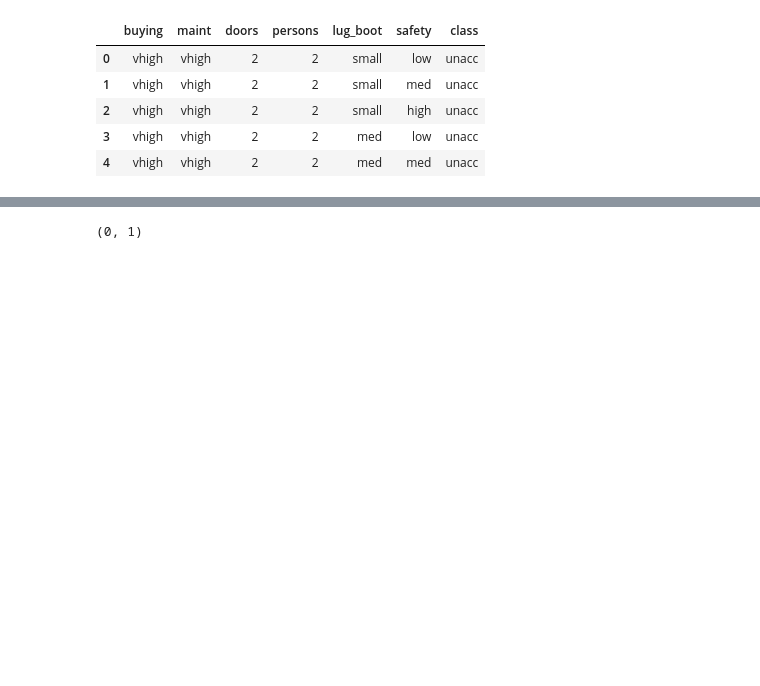
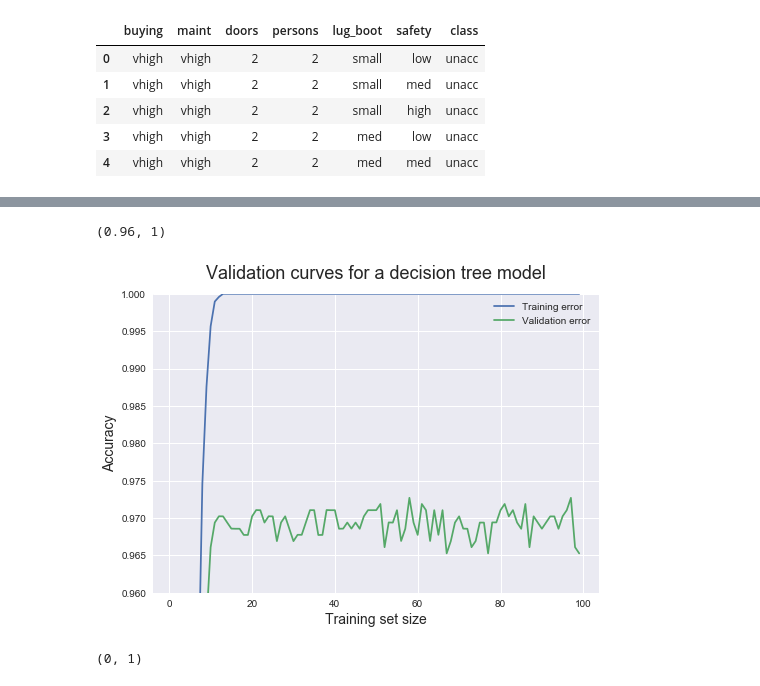
Before and after one commit to charlieaxle/cs7461_1, a Jupyter notebook: cars_work.ipynb, the cells around one changed output, grey strips where cells are left out. Drawn from its saved outputs; the diff is of its cells as text; code cells hidden in the pictures; blank space fills up the shorter version.

```diff
--- a/cars_work.ipynb
+++ b/cars_work.ipynb
@@ -60,3 +52,33 @@ model = tree.DecisionTreeClassifier(max_depth=5)
+# %%
+X_train, X_test, y_train, y_test = train_test_split(X, y, test_size=0.3, random_state=42)
+# %%
+train_scores, valid_scores = validation_curve(
+                                                   estimator = tree.DecisionTreeClassifier(), X = X_train,
+                                                   y = y_train, param_name ="max_depth", param_range=range(1,100), cv = 5,
+                                                   )
+# %%
+train_scores_mean= train_scores.mean(axis=1)
+test_scores_meam = valid_scores.mean(axis=1)
+# %%
+import matplotlib.pyplot as plt
+%matplotlib inline
+plt.style.use('seaborn')
+
+plt.plot(range(1,100), train_scores_mean, label = 'Training error')
+plt.plot(range(1,100), test_scores_meam, label = 'Validation error')
+#plt.fill_between(train_sizes, train_scores_avg - train_scores_std, train_scores_avg + train_scores_std,
+#                 alpha=0.1, color="b")
+#plt.fill_between(train_sizes, test_scores_avg - test_scores_std, test_scores_avg + test_scores_std,
+#                 alpha=0.1, color="g")
+
+plt.ylabel('Accuracy', fontsize = 14)
+plt.xlabel('Training set size', fontsize = 14)
+plt.title('Validation curves for a decision tree model', fontsize = 18, y = 1.03)
+plt.legend()
+plt.ylim(0.96,1)
+# %% [output]
+(0.96, 1)
+[figure, added]
 # %%
 train_sizes, train_scores, validation_scores = learning_curve(
                                                    estimator = model, X = X,
```
Also changed, not shown: parts of 3 cells of this notebook.
